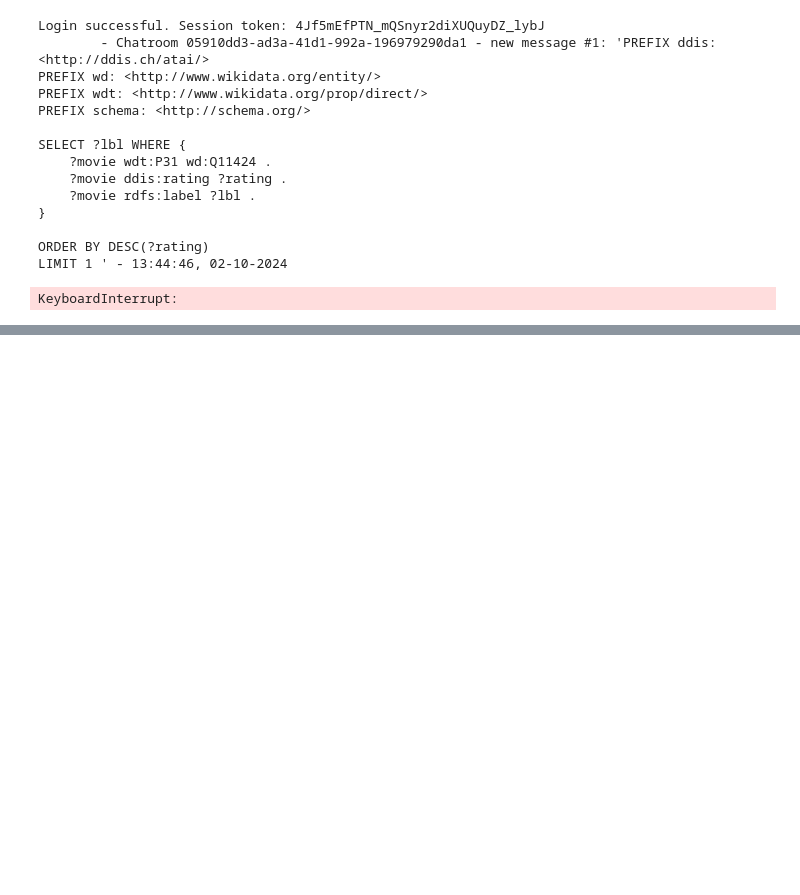
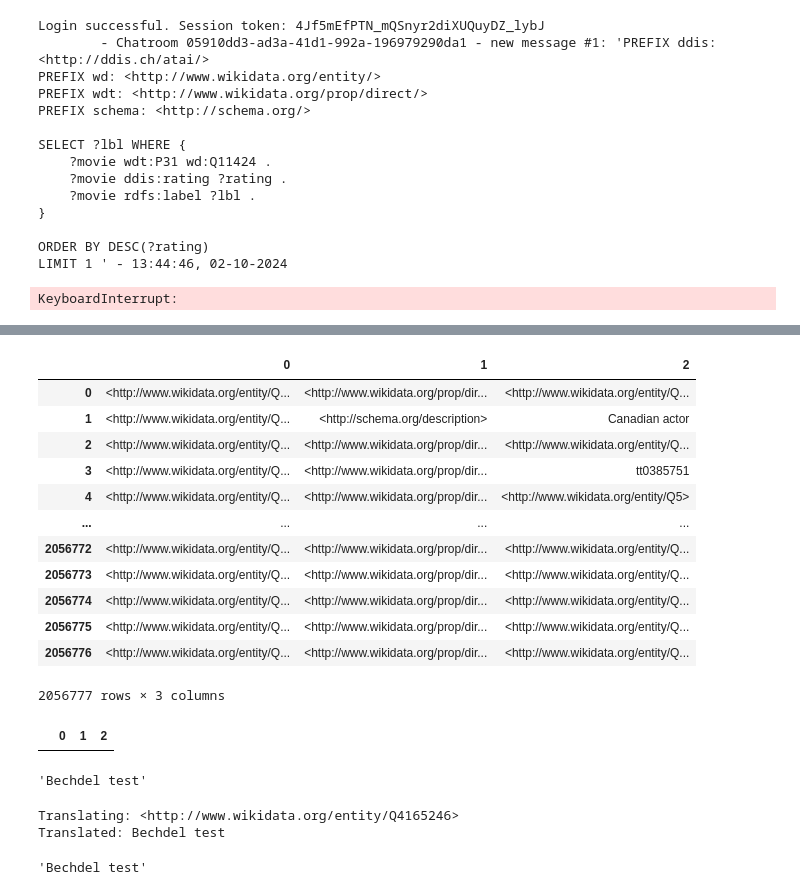
Before and after one commit to yyLeaves/ATiAI-speakeasy, a Jupyter notebook: notebooks/develop.ipynb, the cells around one changed output, grey strips where cells are left out. Drawn from its saved outputs; the diff is of its cells as text; code cells hidden in the pictures; blank space fills up the shorter version.

```diff
--- a/notebooks/develop.ipynb
+++ b/notebooks/develop.ipynb
@@ -164,0 +876,23 @@ KeyboardInterrupt:
+# %%
+import pandas as pd
+
+df = pd.read_csv('D:/Project/ATiAI-speakeasy/dataset/14_graph.tsv', sep='\t', header=None)
+df
+# %% [output]
+|  | 0 | 1 | 2 |
+| 0 | <http://www.wikidata.org/entity/Q... | <http://www.wikidata.org/prop/dir... | <http://www.wikidata.org/entity/Q... |
+| 1 | <http://www.wikidata.org/entity/Q... | <http://schema.org/description> | Canadian actor |
+| 2 | <http://www.wikidata.org/entity/Q... | <http://www.wikidata.org/prop/dir... | <http://www.wikidata.org/entity/Q... |
+| 3 | <http://www.wikidata.org/entity/Q... | <http://www.wikidata.org/prop/dir... | tt0385751 |
+| 4 | <http://www.wikidata.org/entity/Q... | <http://www.wikidata.org/prop/dir... | <http://www.wikidata.org/entity/Q5> |
+| ... | ... | ... | ... |
+| 2056772 | <http://www.wikidata.org/entity/Q... | <http://www.wikidata.org/prop/dir... | <http://www.wikidata.org/entity/Q... |
+| 2056773 | <http://www.wikidata.org/entity/Q... | <http://www.wikidata.org/prop/dir... | <http://www.wikidata.org/entity/Q... |
+| 2056774 | <http://www.wikidata.org/entity/Q... | <http://www.wikidata.org/prop/dir... | <http://www.wikidata.org/entity/Q... |
+| 2056775 | <http://www.wikidata.org/entity/Q... | <http://www.wikidata.org/prop/dir... | <http://www.wikidata.org/entity/Q... |
+| 2056776 | <http://www.wikidata.org/entity/Q... | <http://www.wikidata.org/prop/dir... | <http://www.wikidata.org/entity/Q... |
+2056777 rows × 3 columns
+# %%
+df[df[1].str.contains('P58')  & df[0].str.contains('Q7750525')]
+# %% [output]
+|  | 0 | 1 | 2 |
@@ -164,0 +902,6 @@ KeyboardInterrupt:
+# %%
+df = pd.read_pickle("D:/Project/ATiAI-speakeasy/data/df_ent.pkl")
+lbl = df[df['uri'].str.contains('Q4165246')].iloc[0]['label']
+lbl
+# %% [output]
+'Bechdel test'
@@ -164,0 +918,6 @@ KeyboardInterrupt:
+# %%
+translate_res('<http://www.wikidata.org/entity/Q4165246>')
+# %% [output]
+Translating: <http://www.wikidata.org/entity/Q4165246>
+Translated: Bechdel test
+'Bechdel test'
```
Also changed, not shown: parts of 59 cells of this notebook, 12 other files.
